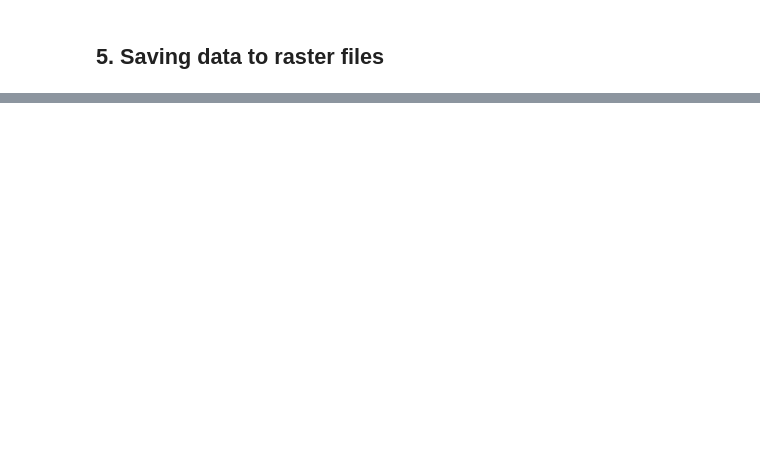
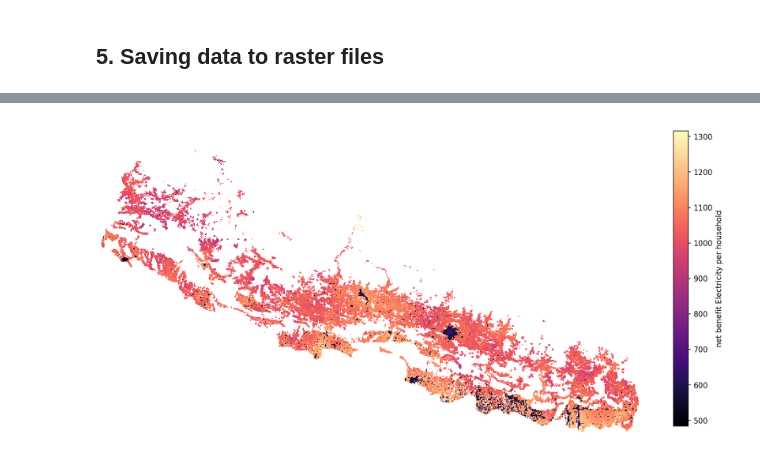
Before and after one commit to Open-Source-Spatial-Clean-Cooking-Tool/OnStove, a Jupyter notebook: Nepal runner.ipynb, the cells around one changed output, grey strips where cells are left out. Drawn from its saved outputs; the diff is of its cells as text; code cells hidden in the pictures; blank space fills up the shorter version.

```diff
--- a/Nepal runner.ipynb
+++ b/Nepal runner.ipynb
@@ -351,0 +345,8 @@ nepal.plot('fuel_costs', cmap='Spectral', cumulative_count=(0.01, 0.99), metric=
+# %%
+elec_ben, codes, colors = nepal.create_layer('net_benefit_Electricity', metric='per_household')
+elec_ben.layer[elec_ben.layer==0] = np.nan
+
+elec_ben.plot(cmap='magma')
+elec_ben.save(os.path.join(nepal.output_directory, 'Output'))
+# %% [output]
+[figure, added]
```
Also changed, not shown: parts of 43 cells of this notebook, 4 other files.
